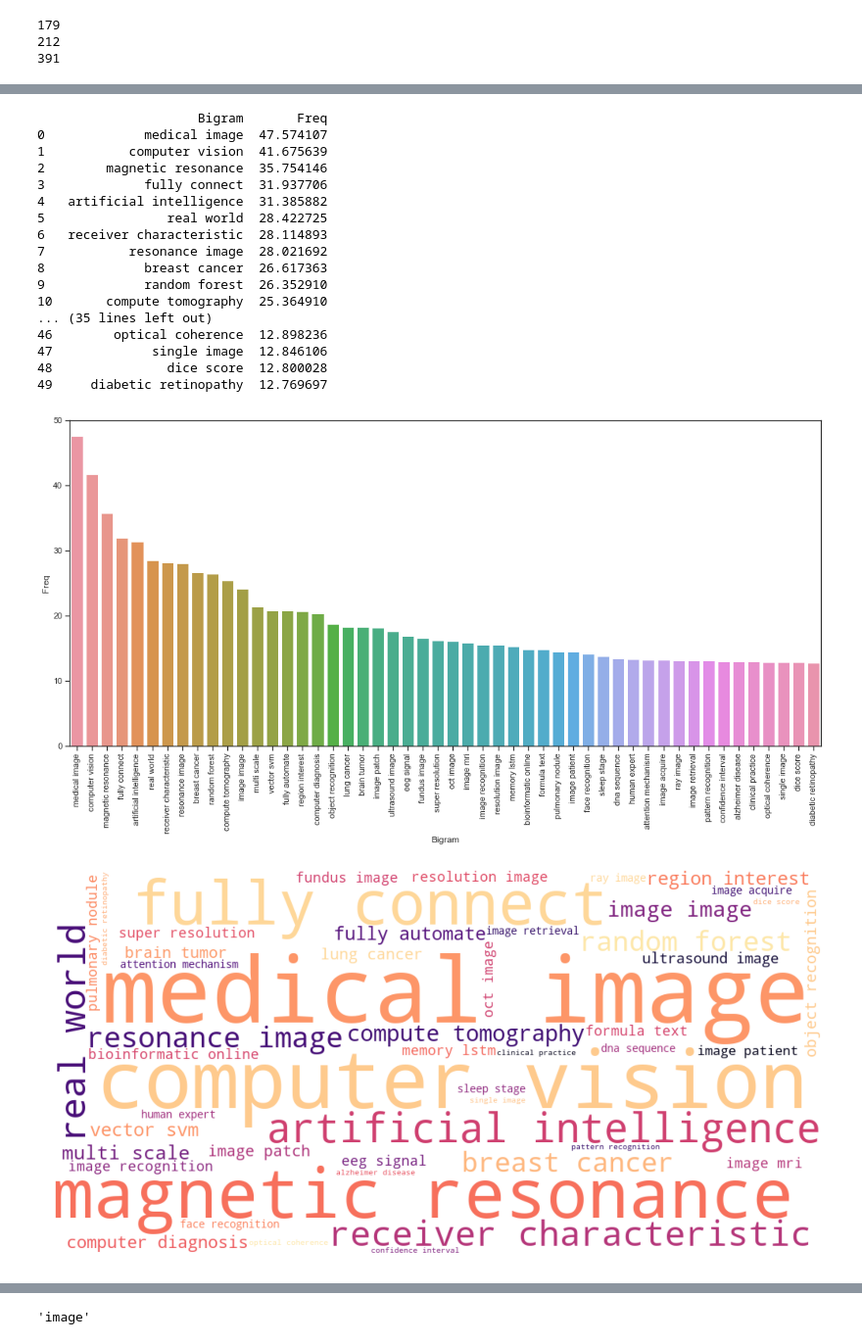
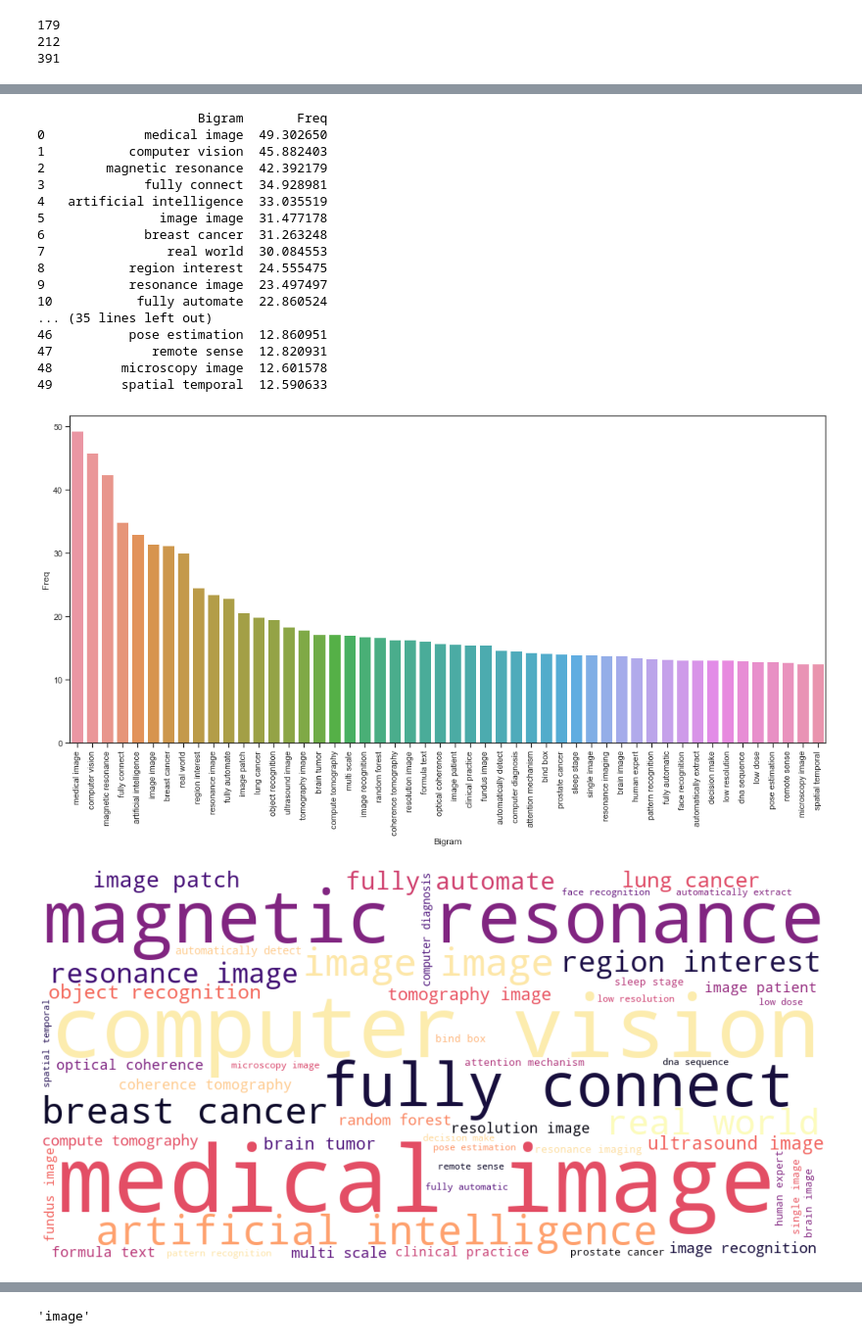
Before and after one commit to htanjore/convolutional-neural-network-in-BioScience-pubmed, a Jupyter notebook: notebooks/LDA_Topic_model.ipynb, the cells around one changed output, grey strips where cells are left out. Shown at 98% size. Saved outputs shown, nothing was run; the diff lists cells and outputs as text; code cells hidden in the pictures.

```diff
--- a/notebooks/LDA_Topic_model.ipynb
+++ b/notebooks/LDA_Topic_model.ipynb
@@ -27,6 +28,8 @@ import matplotlib.pyplot as plt
 from nltk.tokenize import word_tokenize
 %matplotlib inline
 warnings.filterwarnings('ignore')
+# %%
+nlp = spacy.load('en', disable=['parser', 'ner'])
 # %%
 cnn = pd.read_csv("../data/cnn.csv")
 # %%
@@ -188,40 +191,40 @@ h=sns.barplot(x="Bigram", y="Freq", data=top_bigrams_df)
 h.set_xticklabels(h.get_xticklabels(), rotation=90);
 # %% [output]
                      Bigram       Freq
-0             medical image  47.574107
-1           computer vision  41.675639
-2        magnetic resonance  35.754146
-3             fully connect  31.937706
-4   artificial intelligence  31.385882
-5                real world  28.422725
-6   receiver characteristic  28.114893
-7           resonance image  28.021692
-8             breast cancer  26.617363
-9             random forest  26.352910
-10       compute tomography  25.364910
+0             medical image  49.302650
+1           computer vision  45.882403
+2        magnetic resonance  42.392179
+3             fully connect  34.928981
+4   artificial intelligence  33.035519
+5               image image  31.477178
+6             breast cancer  31.263248
+7                real world  30.084553
+8           region interest  24.555475
+9           resonance image  23.497497
+10           fully automate  22.860524
 ... (35 lines left out)
-46        optical coherence  12.898236
-47             single image  12.846106
-48               dice score  12.800028
-49     diabetic retinopathy  12.769697
+46          pose estimation  12.860951
+47             remote sense  12.820931
+48         microscopy image  12.601578
+49         spatial temporal  12.590633
-[figure, old version]
+[figure, new version]
 # %%
 bigrams = {}
 for w, x in top_bigrams_df.values:
     bigrams[w] = x
 wordcloud = WordCloud(width = 1000,
     height = 500,background_color='white',colormap=plt.cm.magma,margin=5,
-                     min_word_length =2, relative_scaling=1, collocations=False)
+                      relative_scaling=1, collocations=False)
 wordcloud.generate_from_frequencies(bigrams)
 plt.figure(figsize = (40, 30),
 
     edgecolor = 'k')
 plt.imshow(wordcloud, interpolation="bilinear")
 plt.axis("off")
 plt.savefig("../data/word_cloud_cnn.png", bbox_inches='tight')
 plt.show()
 # %% [output]
-[figure, old version]
+[figure, new version]
 # %%
 bigram = Phrases(lemmatized_words, min_count=1, threshold=100)
 trigram = Phrases(lemmatized_words, min_count=1, threshold=100)
```
Also changed, not shown: parts of 8 cells of this notebook, 7 other files.
